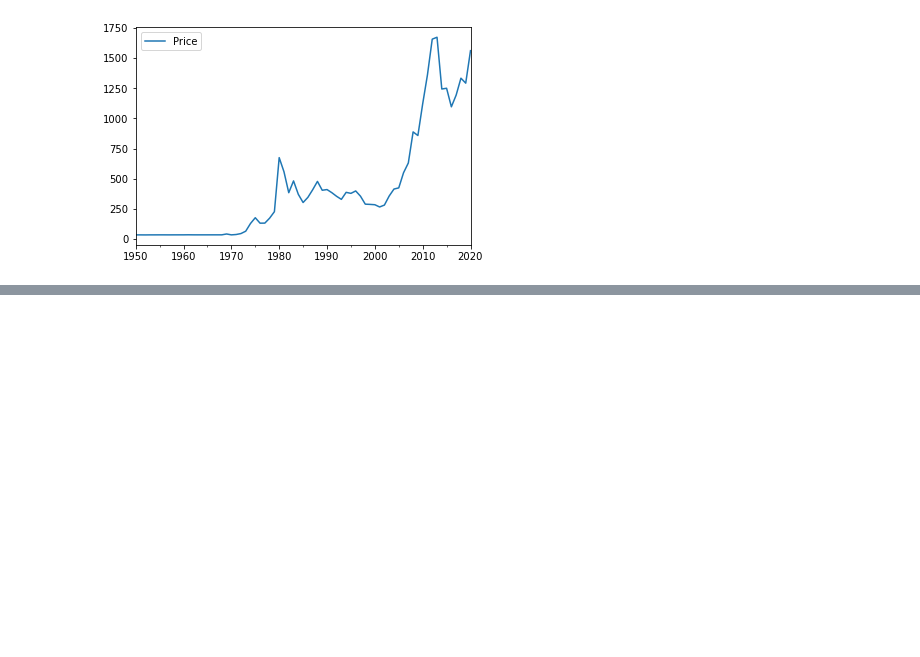
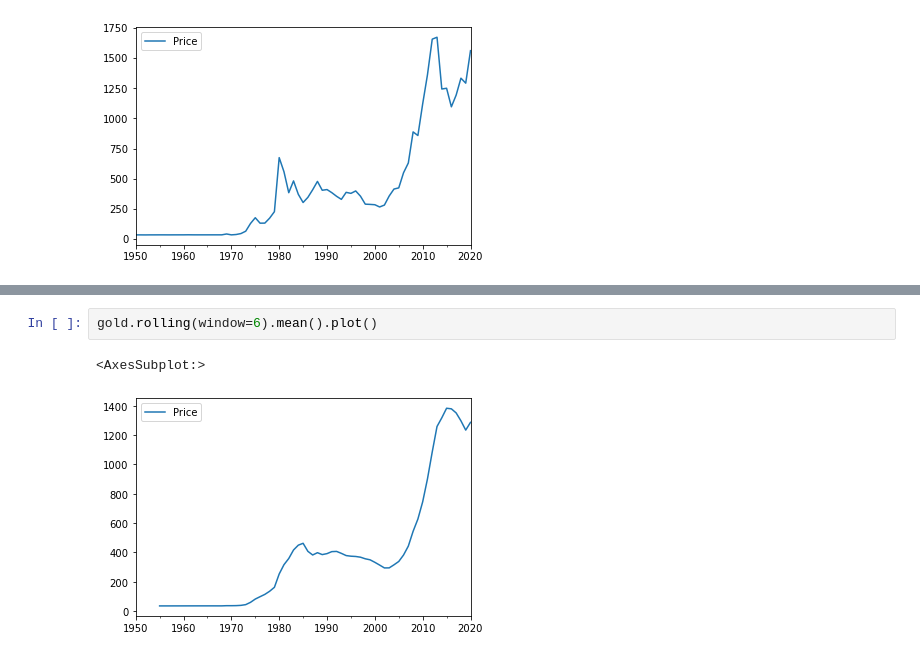
Before and after one commit to TJ-Mothokho/Analysing-Gold-Prices-Over-Time, a Jupyter notebook: Gold_Analysis.ipynb, the cells around one changed output, grey strips where cells are left out. Cells and saved outputs as stored; diff of their text form; blank space fills up the shorter version.

```diff
--- a/Gold_Analysis.ipynb
+++ b/Gold_Analysis.ipynb
@@ -141,0 +155,5 @@ gold.plot(kind='line')
+# %%
+gold.rolling(window=6).mean().plot()
+# %% [output]
+<AxesSubplot:>
+[figure, added]
```
Also changed, not shown: parts of 5 cells of this notebook.
